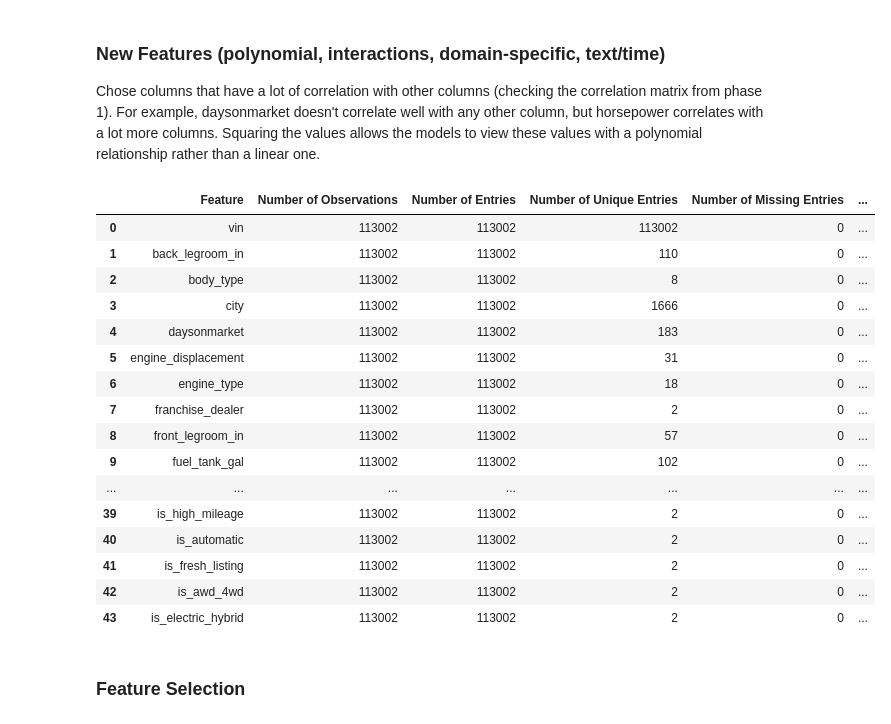
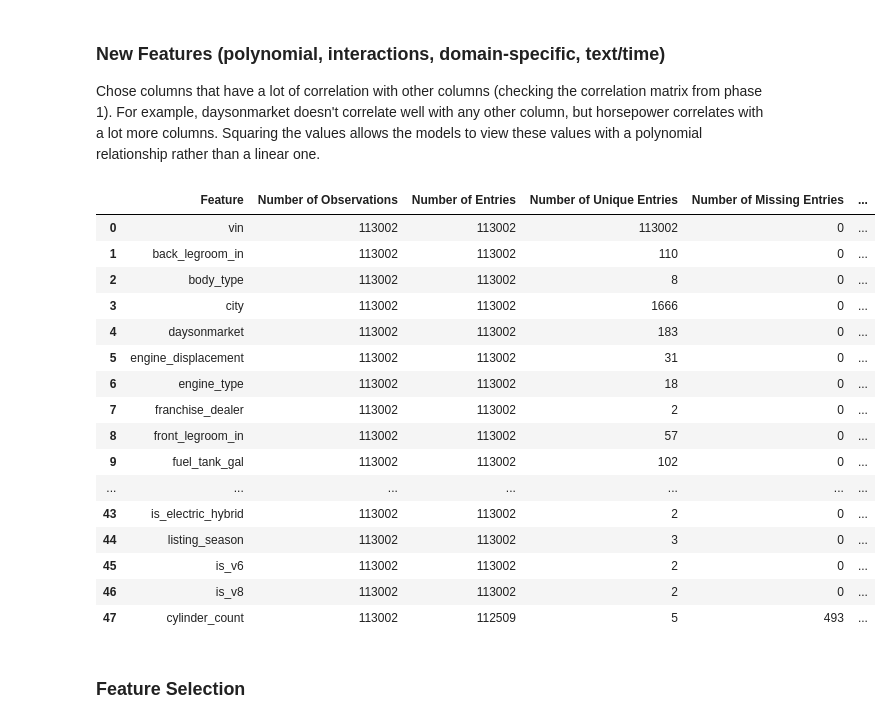
Before and after one commit to chalou123456/COMP333_Group_O, a Jupyter notebook: COMP333_PROJECT_GROUP_O.ipynb, the cells around one changed output. Cells and saved outputs as stored; diff of their text form; code cells hidden in the pictures.

```diff
--- a/COMP333_PROJECT_GROUP_O.ipynb
+++ b/COMP333_PROJECT_GROUP_O.ipynb
@@ -1320,38 +1320,57 @@ feature_cars['fuel_per_volume'] = feature_cars['fuel_tank_gal'] / feature_cars['
 #-----
 
 feature_cars['is_high_mileage'] = (feature_cars['mileage'] > 100000).astype(int)
 feature_cars['is_automatic'] = (feature_cars['transmission'].str.contains('A', na=False)).astype(int)
 # cars recently posted on the market will have a higher asking price. Only after some time will the asking price decrease
 feature_cars['is_fresh_listing'] = (feature_cars['daysonmarket'] < 14).astype(int)
 feature_cars['is_awd_4wd'] = feature_cars['wheel_system'].isin(['AWD', '4WD']).astype(int)
 feature_cars['is_electric_hybrid'] = feature_cars['fuel_type'].str.contains('Electric|Hybrid', na=False).astype(int)
 
 #-----
 #Text/Time Features
 #-----
 
+# convert the date to pandas datetime
+feature_cars['listed_date'] = pd.to_datetime(feature_cars['listed_date'])
 
+# Season — car sales are heavily seasonal. AWD and 4WD might be more sought after in winter
+def get_season(month):
+    if month in [12, 1, 2]:
+        return 0  # Winter
+    elif month in [3, 4, 5]:
+        return 1  # Spring
+    elif month in [6, 7, 8]:
+        return 2  # Summer
+    else:
+        return 3  # Fall
+
+feature_cars['listing_season'] = feature_cars['listed_date'].dt.month.apply(get_season)
+
+# V6 and V8 engines are more powerful. typically found in sports cars or trucks
+feature_cars['is_v6'] = feature_cars['engine_type'].str.contains('V6', case=False, na=False).astype(int)
+feature_cars['is_v8'] = feature_cars['engine_type'].str.contains('V8', case=False, na=False).astype(int)
+feature_cars['cylinder_count'] = feature_cars['engine_type'].str.extract(r'(\d+)').astype(float)
 
 quantDDA(feature_cars)
 #feature_cars.head(10)
 # %% [output]
 |  | Feature | Number of Observations | Number of Entries | Number of Unique Entries | Number of Missing Entries | ... |
 | 0 | vin | 113002 | 113002 | 113002 | 0 | ... |
 | 1 | back_legroom_in | 113002 | 113002 | 110 | 0 | ... |
 | 2 | body_type | 113002 | 113002 | 8 | 0 | ... |
 | 3 | city | 113002 | 113002 | 1666 | 0 | ... |
 | 4 | daysonmarket | 113002 | 113002 | 183 | 0 | ... |
 | 5 | engine_displacement | 113002 | 113002 | 31 | 0 | ... |
 | 6 | engine_type | 113002 | 113002 | 18 | 0 | ... |
 | 7 | franchise_dealer | 113002 | 113002 | 2 | 0 | ... |
 | 8 | front_legroom_in | 113002 | 113002 | 57 | 0 | ... |
 | 9 | fuel_tank_gal | 113002 | 113002 | 102 | 0 | ... |
 | ... | ... | ... | ... | ... | ... | ... |
-| 39 | is_high_mileage | 113002 | 113002 | 2 | 0 | ... |
-| 40 | is_automatic | 113002 | 113002 | 2 | 0 | ... |
-| 41 | is_fresh_listing | 113002 | 113002 | 2 | 0 | ... |
-| 42 | is_awd_4wd | 113002 | 113002 | 2 | 0 | ... |
 | 43 | is_electric_hybrid | 113002 | 113002 | 2 | 0 | ... |
+| 44 | listing_season | 113002 | 113002 | 3 | 0 | ... |
+| 45 | is_v6 | 113002 | 113002 | 2 | 0 | ... |
+| 46 | is_v8 | 113002 | 113002 | 2 | 0 | ... |
+| 47 | cylinder_count | 113002 | 112509 | 5 | 493 | ... |
 # %% [markdown]
 ### Feature Selection
 # %% [markdown]
```
Also changed, not shown: parts of 1 cell of this notebook.
